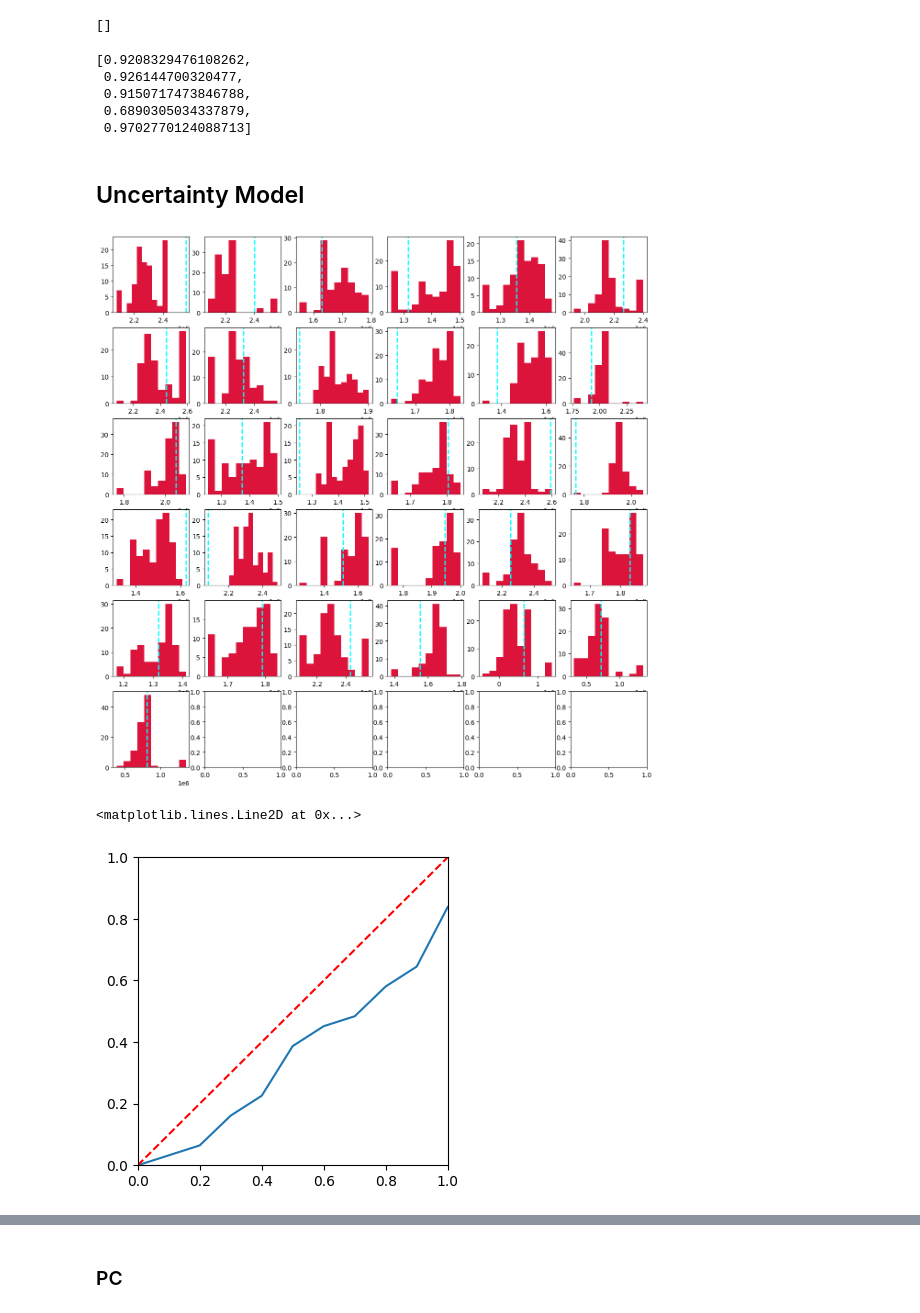
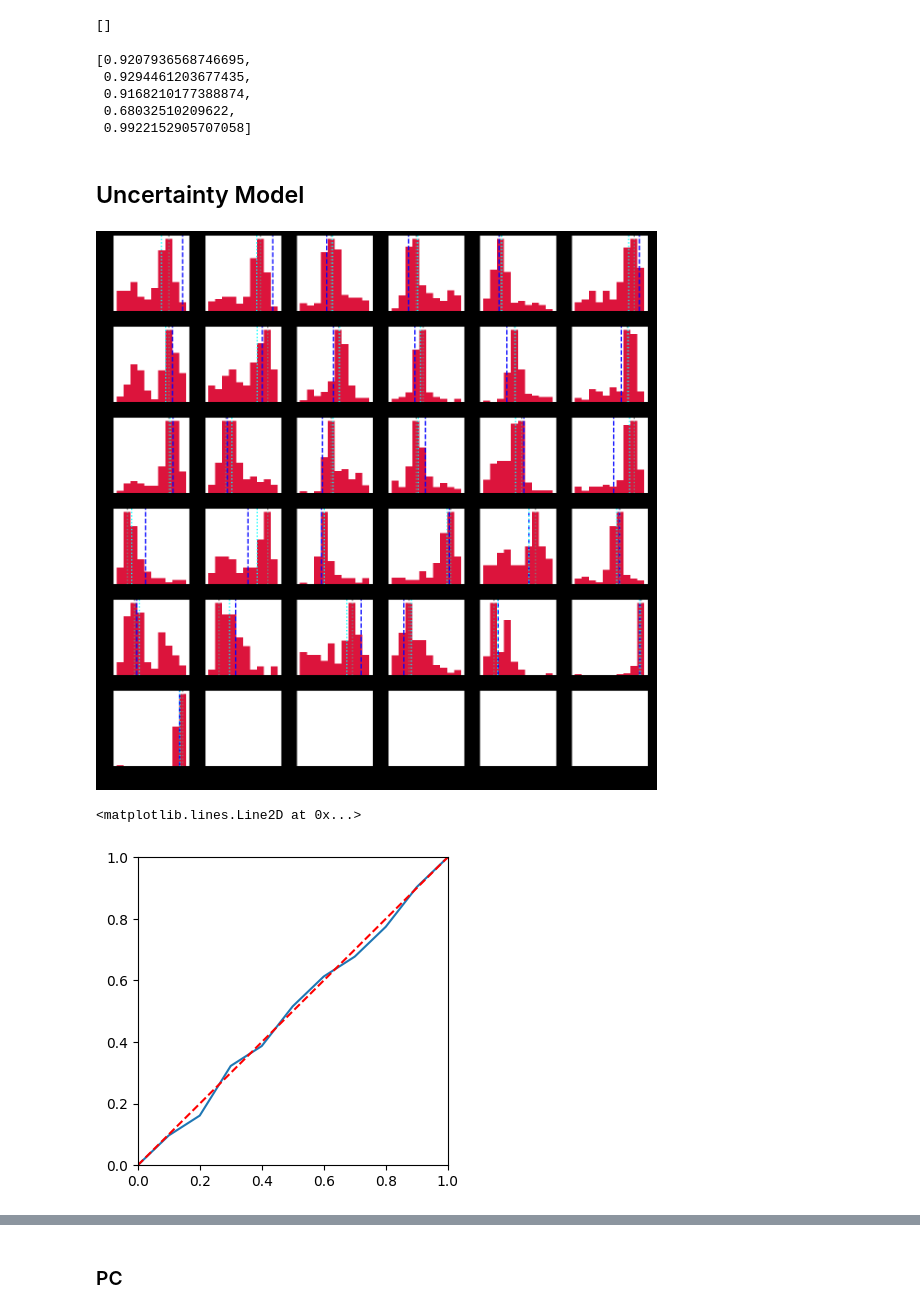
Before and after one commit to acmontesh/Energ-AI-z, a Jupyter notebook: Production_analysis.ipynb, the cells around one changed output, grey strips where cells are left out. Cells and saved outputs as stored; diff of their text form; code cells hidden in the pictures.

```diff
--- a/Production_analysis.ipynb
+++ b/Production_analysis.ipynb
@@ -433,8 +434,7 @@ cols = ["magenta","orange","blue","black","lime"]
 
 for i, (train_index, test_index) in enumerate(kf.split(X)):
 
-    poly=PolynomialFeatures(degree=3,include_bias=True)
-
+    poly=PolynomialFeatures(degree=7,include_bias=True)
 
     pipe = Pipeline( [('scaler', StandardScaler(  )), ('model', Lasso(  ))] )
     X_train, X_test, y_train, y_test = X[train_index].reshape(-1,1),X[test_index].reshape(-1,1),y[train_index],y[test_index]
@@ -466,11 +468,11 @@ r2scores
 # %%
 r2scores
 # %% [output]
-[0.9208329476108262,
- 0.926144700320477,
- 0.9150717473846788,
- 0.6890305034337879,
- 0.9702770124088713]
+[0.9207936568746695,
+ 0.9294461203677435,
+ 0.9168210177388874,
+ 0.68032510209622,
+ 0.9922152905707058]
 # %% [markdown]
 ## Uncertainty Model
 # %%
@@ -484,11 +486,12 @@ for i in range(df_train.shape[0]):
     y           = new_df["cumulative_3y"].values
     realizations_per_sample[ i ] = { "actual":y_hw,"reals":[  ] }
     for j in range(100):
-        degree_rand = np.random.randint( 1,5 )
-        model_type_rand =  np.random.randint( 0,4 )
-        model_types = [LinearRegression(  ),Ridge(  ),Lasso(  ),DecisionTreeRegressor(  ),RandomForestRegressor(  )]
-        X_train, X_test, y_train, y_test = train_test_split( X, y, test_size=0.35 )
+        degree_rand = np.random.randint( 3 )
+        model_type_rand =  0#np.random.randint( 0,4 )
+        model_types = [LinearRegression(  ),Ridge(  ),Lasso(  ),Ridge(  ),RandomForestRegressor(  ),AdaBoostRegressor(  ),LinearRegression(  )]
+        X_train, X_test, y_train, y_test = train_test_split( X, y, test_size=0.80 )
         model = model_types[model_type_rand]
+        pipe = Pipeline( [('scaler', StandardScaler(  )), ('model', model)] )
         if model_type_rand<=1:
             poly=PolynomialFeatures(degree=degree_rand,include_bias=True)
             poly_features=poly.fit_transform(X_train.reshape(-1,1))
@@ -500,18 +503,22 @@ for i in range(df_train.shape[0]):
         else:
             pipe.fit(X_train.reshape(-1,1), y_train)
             ywhp = pipe.predict( x_wh )[0]
-        pipe = Pipeline( [('scaler', StandardScaler(  )), ('model', model)] )
+
 
         realizations_per_sample[ i ]["reals"].append( ywhp )
 # %%
-fig,axs = plt.subplots( 6,6,figsize=(15,15) )
+fig,axs = plt.subplots( 6,6,figsize=(15,15),facecolor="black" )
 for k in range(df_train.shape[0]):
     row = k//6
     colm = k%6
-    axs[row,colm].hist(  realizations_per_sample[ k ]["reals"],color="crimson" )
-    axs[row,colm].axvline( realizations_per_sample[ k ]["actual"],ls="--",lw=2.0,color="cyan" )
+    counts, bin_edges, patches = axs[row,colm].hist(  realizations_per_sample[ k ]["reals"],color="crimson" )
+    imax = np.argmax(counts)
+    midpoint = 0.5 * (bin_edges[imax] + bin_edges[imax + 1])
+    axs[row,colm].axvline( realizations_per_sample[ k ]["actual"],ls="--",lw=2.0,color="blue" )
+    axs[row,colm].axvline( midpoint,ls="dotted",lw=2.0,color="gray" )
+    axs[row,colm].axvline( np.median( realizations_per_sample[ k ]["reals"] ),ls="dotted",lw=2.0,color="cyan" )
 # %% [output]
-[figure, old version]
+[figure, new version]
 # %%
 counts = [ ]
 for percent_value in np.arange(0,1.1,0.1):
@@ -530,4 +537,4 @@ ax.set_xlim(0,1)
 ax.add_line( Line2D( [0,1],[0,1],color="red",lw=1.5,ls="--" ) )
 # %% [output]
 <matplotlib.lines.Line2D at 0x...>
-[figure, old version]
+[figure, new version]
```
Also changed, not shown: parts of 4 cells of this notebook, 2 other files.
